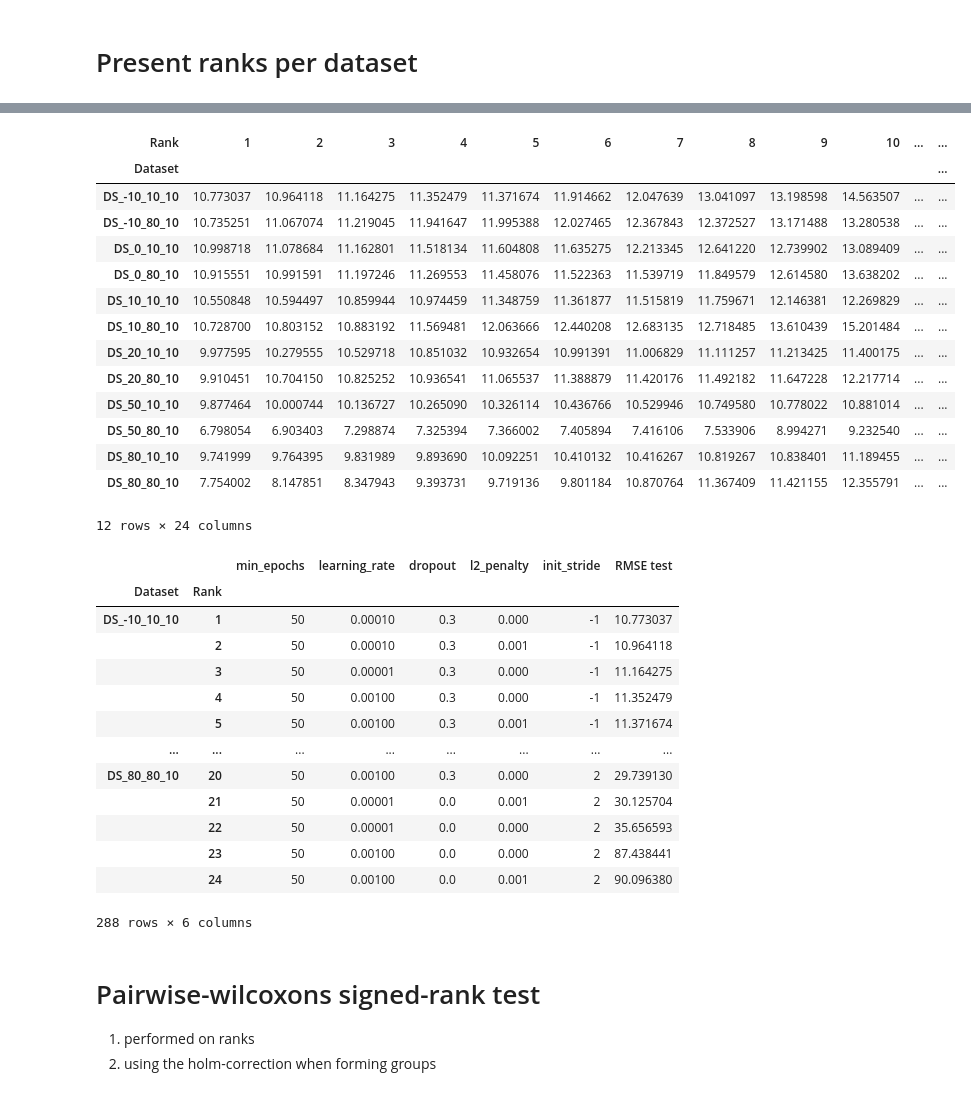
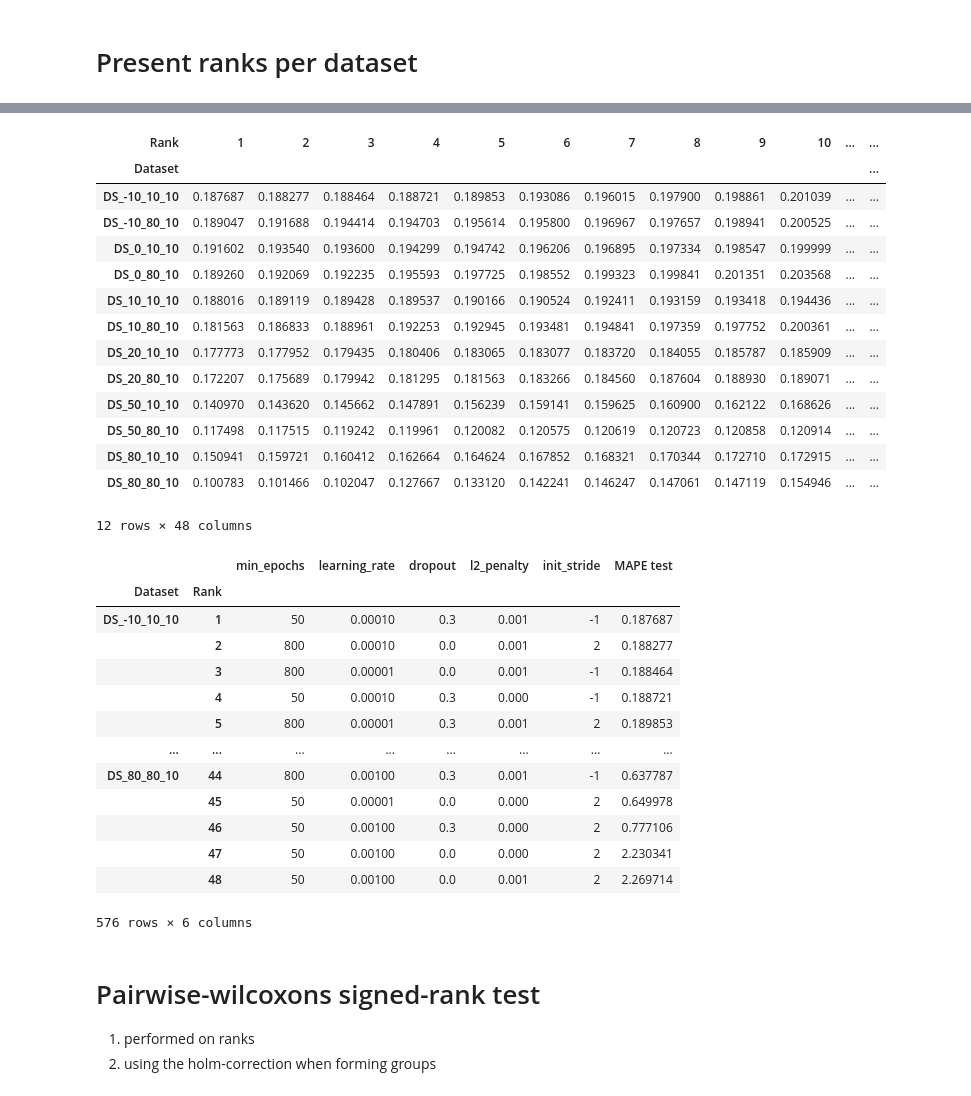
Before and after one commit to Whitesheep18/retinal-ecap-detection, a Jupyter notebook: results/tuning_results.ipynb, the cells around one changed output, grey strips where cells are left out. Saved outputs shown, nothing was run; the diff lists cells and outputs as text; code cells hidden in the pictures.

```diff
--- a/results/tuning_results.ipynb
+++ b/results/tuning_results.ipynb
@@ -7,6 +7,6 @@ from src.utils import switch_quotes
 # %%
 colors = ["#1f77b4", "#ff7f0e", "#2ca02c","#d62728", "#9467bd"]
-data = pd.read_csv("results_tuning_stride_19_01.csv")
+data = pd.read_csv("tuning_r1.csv")
 
 
 data['params'] = data['params'].apply(lambda x: json.loads(switch_quotes(x)))
@@ -14,11 +14,17 @@ params = data['params'][0].keys()
 # add params as individual columns
 data = pd.concat([data.drop(['params'], axis=1), data['params'].apply(pd.Series)], axis=1)
 # %%
-results = data[['Dataset', 'min_epochs', 'learning_rate', 'dropout', 'l2_penalty', 'init_stride', 'RMSE test']]
+rank_by = 'MAPE test'
+
+param_titles = {'min_epochs': 'Minimum number of epochs before early stopping', 'learning_rate': 'Learning rate AdamW',
+                'dropout': 'Dropout', 'l2_penalty': 'L2 penalty', 'init_stride': 'Initial CNN'}
+
+results = data[['Dataset', 'min_epochs', 'learning_rate', 'dropout', 'l2_penalty', 'init_stride', rank_by]]
 models = results[['min_epochs', 'learning_rate', 'dropout', 'l2_penalty', 'init_stride']
         ].sort_values(by=[ 'min_epochs', 'learning_rate', 'dropout', 'l2_penalty', 'init_stride']).drop_duplicates().reset_index()
-models['index'] = [f'Model {i}' for i in range(1, len(models)+1)]
-models.rename(columns={'index': 'Model'}, inplace=True)
-inceptiontime_50 = data.rename(columns={'Model': 'Model type'}).merge(models, how='inner', on=['min_epochs', 'learning_rate', 'dropout', 'l2_penalty', 'init_stride'])
-inceptiontime_50.to_csv("inception_time_50.csv", index=False)
+models['index'] = [f'Model {i}' for i in range(len(models))]
+models = models.rename(columns={'index': 'Model'}).rename(columns=param_titles)
+models['Initial CNN'] = models['Initial CNN'].apply(lambda x: 'With' if x==2 else 'Without')
 num_models = len(models)
+
+models.to_csv("model_overview.csv", index=False)
@@ -25,12 +50,13 @@ num_models = len(models)
 # %% [markdown]
 # Present ranks per dataset
 # %%
-# RANK by rmse test
+# Ranking
+
 ranked = []
 to_show = []
 for grp_idx, grp in results.groupby('Dataset'):
-    # sort by RMSE_test
-    grp = grp.sort_values('RMSE test')
+    # sort
+    grp = grp.sort_values(rank_by)
     # add rank
     grp['Rank'] = range(1, len(grp) + 1)
 
@@ -64,40 +90,40 @@ to_show.groupby(['Dataset', 'Rank']).first() # because of ranking, there is just
 # %%
-ranked.pivot_table(index='Dataset', columns='Rank', values='RMSE test')
+ranked.pivot_table(index='Dataset', columns='Rank', values=rank_by)
 # %% [output]
 | Rank | 1 | 2 | 3 | 4 | 5 | 6 | 7 | 8 | 9 | 10 | ... | ... |
 | Dataset |  |  |  |  |  |  |  |  |  |  |  | ... |
-| DS_-10_10_10 | 10.773037 | 10.964118 | 11.164275 | 11.352479 | 11.371674 | 11.914662 | 12.047639 | 13.041097 | 13.198598 | 14.563507 | ... | ... |
-| DS_-10_80_10 | 10.735251 | 11.067074 | 11.219045 | 11.941647 | 11.995388 | 12.027465 | 12.367843 | 12.372527 | 13.171488 | 13.280538 | ... | ... |
-| DS_0_10_10 | 10.998718 | 11.078684 | 11.162801 | 11.518134 | 11.604808 | 11.635275 | 12.213345 | 12.641220 | 12.739902 | 13.089409 | ... | ... |
-| DS_0_80_10 | 10.915551 | 10.991591 | 11.197246 | 11.269553 | 11.458076 | 11.522363 | 11.539719 | 11.849579 | 12.614580 | 13.638202 | ... | ... |
-| DS_10_10_10 | 10.550848 | 10.594497 | 10.859944 | 10.974459 | 11.348759 | 11.361877 | 11.515819 | 11.759671 | 12.146381 | 12.269829 | ... | ... |
-| DS_10_80_10 | 10.728700 | 10.803152 | 10.883192 | 11.569481 | 12.063666 | 12.440208 | 12.683135 | 12.718485 | 13.610439 | 15.201484 | ... | ... |
-| DS_20_10_10 | 9.977595 | 10.279555 | 10.529718 | 10.851032 | 10.932654 | 10.991391 | 11.006829 | 11.111257 | 11.213425 | 11.400175 | ... | ... |
-| DS_20_80_10 | 9.910451 | 10.704150 | 10.825252 | 10.936541 | 11.065537 | 11.388879 | 11.420176 | 11.492182 | 11.647228 | 12.217714 | ... | ... |
-| DS_50_10_10 | 9.877464 | 10.000744 | 10.136727 | 10.265090 | 10.326114 | 10.436766 | 10.529946 | 10.749580 | 10.778022 | 10.881014 | ... | ... |
-| DS_50_80_10 | 6.798054 | 6.903403 | 7.298874 | 7.325394 | 7.366002 | 7.405894 | 7.416106 | 7.533906 | 8.994271 | 9.232540 | ... | ... |
-| DS_80_10_10 | 9.741999 | 9.764395 | 9.831989 | 9.893690 | 10.092251 | 10.410132 | 10.416267 | 10.819267 | 10.838401 | 11.189455 | ... | ... |
-| DS_80_80_10 | 7.754002 | 8.147851 | 8.347943 | 9.393731 | 9.719136 | 9.801184 | 10.870764 | 11.367409 | 11.421155 | 12.355791 | ... | ... |
+| DS_-10_10_10 | 0.187687 | 0.188277 | 0.188464 | 0.188721 | 0.189853 | 0.193086 | 0.196015 | 0.197900 | 0.198861 | 0.201039 | ... | ... |
+| DS_-10_80_10 | 0.189047 | 0.191688 | 0.194414 | 0.194703 | 0.195614 | 0.195800 | 0.196967 | 0.197657 | 0.198941 | 0.200525 | ... | ... |
+| DS_0_10_10 | 0.191602 | 0.193540 | 0.193600 | 0.194299 | 0.194742 | 0.196206 | 0.196895 | 0.197334 | 0.198547 | 0.199999 | ... | ... |
+| DS_0_80_10 | 0.189260 | 0.192069 | 0.192235 | 0.195593 | 0.197725 | 0.198552 | 0.199323 | 0.199841 | 0.201351 | 0.203568 | ... | ... |
+| DS_10_10_10 | 0.188016 | 0.189119 | 0.189428 | 0.189537 | 0.190166 | 0.190524 | 0.192411 | 0.193159 | 0.193418 | 0.194436 | ... | ... |
+| DS_10_80_10 | 0.181563 | 0.186833 | 0.188961 | 0.192253 | 0.192945 | 0.193481 | 0.194841 | 0.197359 | 0.197752 | 0.200361 | ... | ... |
+| DS_20_10_10 | 0.177773 | 0.177952 | 0.179435 | 0.180406 | 0.183065 | 0.183077 | 0.183720 | 0.184055 | 0.185787 | 0.185909 | ... | ... |
+| DS_20_80_10 | 0.172207 | 0.175689 | 0.179942 | 0.181295 | 0.181563 | 0.183266 | 0.184560 | 0.187604 | 0.188930 | 0.189071 | ... | ... |
+| DS_50_10_10 | 0.140970 | 0.143620 | 0.145662 | 0.147891 | 0.156239 | 0.159141 | 0.159625 | 0.160900 | 0.162122 | 0.168626 | ... | ... |
+| DS_50_80_10 | 0.117498 | 0.117515 | 0.119242 | 0.119961 | 0.120082 | 0.120575 | 0.120619 | 0.120723 | 0.120858 | 0.120914 | ... | ... |
+| DS_80_10_10 | 0.150941 | 0.159721 | 0.160412 | 0.162664 | 0.164624 | 0.167852 | 0.168321 | 0.170344 | 0.172710 | 0.172915 | ... | ... |
+| DS_80_80_10 | 0.100783 | 0.101466 | 0.102047 | 0.127667 | 0.133120 | 0.142241 | 0.146247 | 0.147061 | 0.147119 | 0.154946 | ... | ... |
-12 rows × 24 columns
+12 rows × 48 columns
 # %%
 # the whole ranking
 
 ranked.groupby(['Dataset', 'Rank']).first()
 # %% [output]
-|  |  | min_epochs | learning_rate | dropout | l2_penalty | init_stride | RMSE test |
+|  |  | min_epochs | learning_rate | dropout | l2_penalty | init_stride | MAPE test |
 | Dataset | Rank |  |  |  |  |  |  |
-| DS_-10_10_10 | 1 | 50 | 0.00010 | 0.3 | 0.000 | -1 | 10.773037 |
-|  | 2 | 50 | 0.00010 | 0.3 | 0.001 | -1 | 10.964118 |
-|  | 3 | 50 | 0.00001 | 0.3 | 0.000 | -1 | 11.164275 |
-|  | 4 | 50 | 0.00100 | 0.3 | 0.000 | -1 | 11.352479 |
-|  | 5 | 50 | 0.00100 | 0.3 | 0.001 | -1 | 11.371674 |
+| DS_-10_10_10 | 1 | 50 | 0.00010 | 0.3 | 0.001 | -1 | 0.187687 |
+|  | 2 | 800 | 0.00010 | 0.0 | 0.001 | 2 | 0.188277 |
+|  | 3 | 800 | 0.00001 | 0.0 | 0.001 | -1 | 0.188464 |
+|  | 4 | 50 | 0.00010 | 0.3 | 0.000 | -1 | 0.188721 |
+|  | 5 | 800 | 0.00001 | 0.3 | 0.001 | 2 | 0.189853 |
 | ... | ... | ... | ... | ... | ... | ... | ... |
-| DS_80_80_10 | 20 | 50 | 0.00100 | 0.3 | 0.000 | 2 | 29.739130 |
-|  | 21 | 50 | 0.00001 | 0.0 | 0.001 | 2 | 30.125704 |
-|  | 22 | 50 | 0.00001 | 0.0 | 0.000 | 2 | 35.656593 |
-|  | 23 | 50 | 0.00100 | 0.0 | 0.000 | 2 | 87.438441 |
-|  | 24 | 50 | 0.00100 | 0.0 | 0.001 | 2 | 90.096380 |
+| DS_80_80_10 | 44 | 800 | 0.00100 | 0.3 | 0.001 | -1 | 0.637787 |
+|  | 45 | 50 | 0.00001 | 0.0 | 0.000 | 2 | 0.649978 |
+|  | 46 | 50 | 0.00100 | 0.3 | 0.000 | 2 | 0.777106 |
+|  | 47 | 50 | 0.00100 | 0.0 | 0.000 | 2 | 2.230341 |
+|  | 48 | 50 | 0.00100 | 0.0 | 0.001 | 2 | 2.269714 |
-288 rows × 6 columns
+576 rows × 6 columns
 # %% [markdown]
 # Pairwise-wilcoxons signed-rank test
 1. performed on ranks
```
Also changed, not shown: parts of 12 cells of this notebook, 1 other file.
